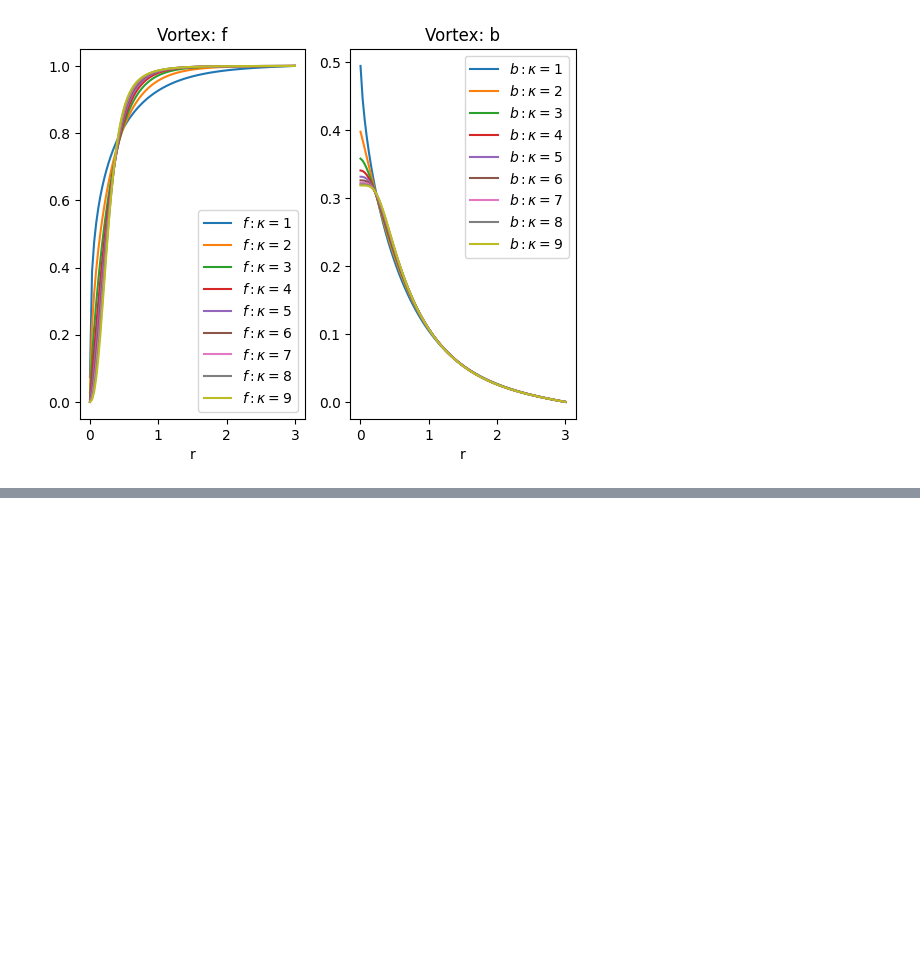
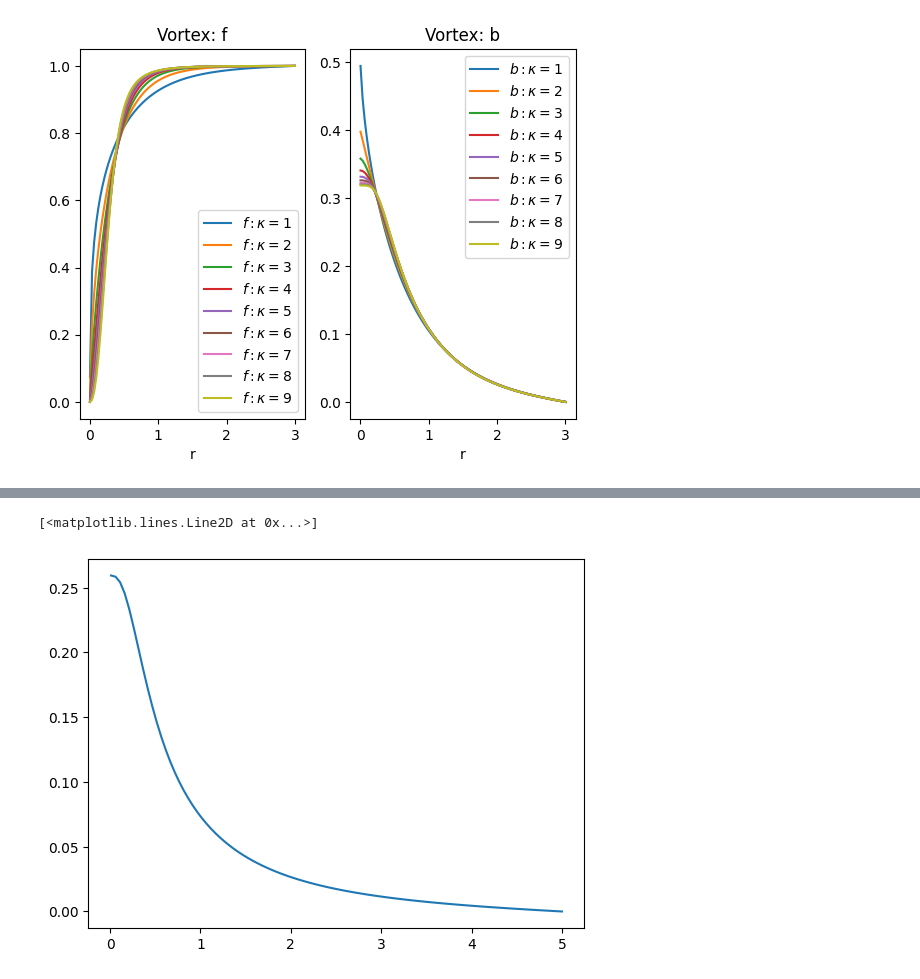
Before and after one commit to drmikecooke/glbook, a Jupyter notebook: _build/jupyter_execute/practice/vortex.ipynb, the cells around one changed output, grey strips where cells are left out. Drawn from its saved outputs; the diff is of its cells as text; code cells hidden in the pictures; blank space fills up the shorter version.

```diff
--- a/_build/jupyter_execute/practice/vortex.ipynb
+++ b/_build/jupyter_execute/practice/vortex.ipynb
@@ -32,0 +113,5 @@ Hopefully the different heights as $r \rightarrow 0$ are damped by the $r$ facto
+# %%
+plt.plot(r_plot,plots[3])
+# %% [output]
+[<matplotlib.lines.Line2D at 0x...>]
+[figure, added]
```
Also changed, not shown: parts of 8 cells of this notebook, 49 other files.
